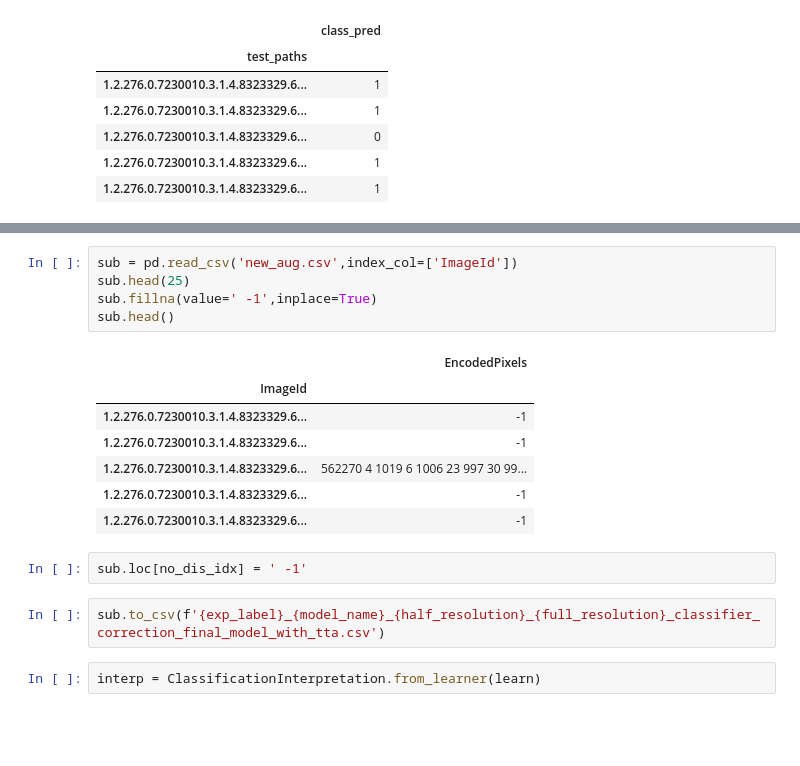
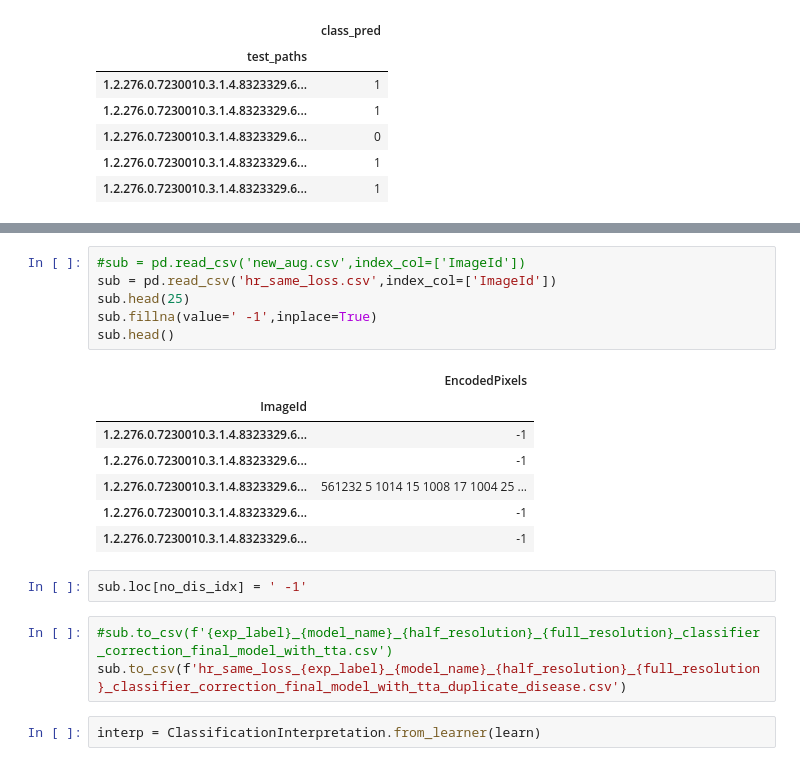
Before and after one commit to mpsampat/SIIM-ACR-2019, a Jupyter notebook: classification/exp10_fastai_prog_resize_resnet34_focal_loss_256_512_Validation=0.1_Duplicate_Disease_Data.ipynb, the cells around one changed output, grey strips where cells are left out. Drawn from its saved outputs; the diff is of its cells as text; blank space fills up the shorter version.

```diff
--- a/classification/exp10_fastai_prog_resize_resnet34_focal_loss_256_512_Validation=0.1_Duplicate_Disease_Data.ipynb
+++ b/classification/exp10_fastai_prog_resize_resnet34_focal_loss_256_512_Validation=0.1_Duplicate_Disease_Data.ipynb
@@ -268,20 +301,22 @@ print(len(no_dis_idx))
 # %%
-sub = pd.read_csv('new_aug.csv',index_col=['ImageId'])
+#sub = pd.read_csv('new_aug.csv',index_col=['ImageId'])
+sub = pd.read_csv('hr_same_loss.csv',index_col=['ImageId'])
 sub.head(25)
 sub.fillna(value=' -1',inplace=True)
 sub.head()
 # %% [output]
 |  | EncodedPixels |
 | ImageId |  |
 | 1.2.276.0.7230010.3.1.4.8323329.6... | -1 |
 | 1.2.276.0.7230010.3.1.4.8323329.6... | -1 |
-| 1.2.276.0.7230010.3.1.4.8323329.6... | 562270 4 1019 6 1006 23 997 30 99... |
+| 1.2.276.0.7230010.3.1.4.8323329.6... | 561232 5 1014 15 1008 17 1004 25 ... |
 | 1.2.276.0.7230010.3.1.4.8323329.6... | -1 |
 | 1.2.276.0.7230010.3.1.4.8323329.6... | -1 |
 # %%
 sub.loc[no_dis_idx] = ' -1'
 # %%
-sub.to_csv(f'{exp_label}_{model_name}_{half_resolution}_{full_resolution}_classifier_correction_final_model_with_tta.csv')
+#sub.to_csv(f'{exp_label}_{model_name}_{half_resolution}_{full_resolution}_classifier_correction_final_model_with_tta.csv')
+sub.to_csv(f'hr_same_loss_{exp_label}_{model_name}_{half_resolution}_{full_resolution}_classifier_correction_final_model_with_tta_duplicate_disease.csv')
 # %%
 interp = ClassificationInterpretation.from_learner(learn)
 # %%
```
Also changed, not shown: parts of 15 cells of this notebook, 4 other files.
